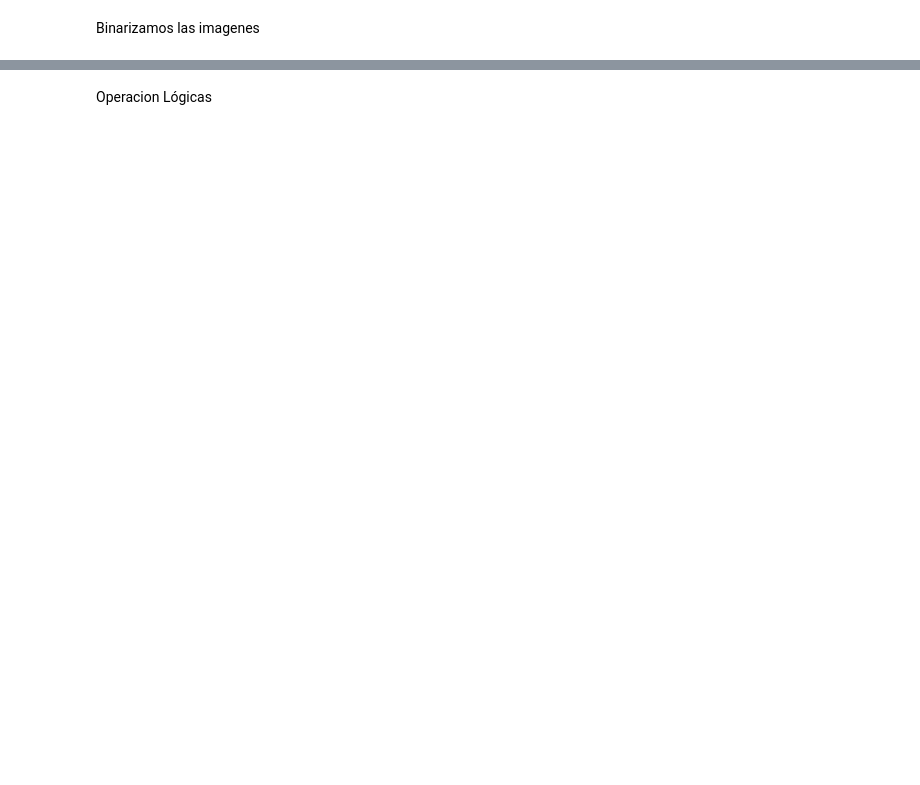
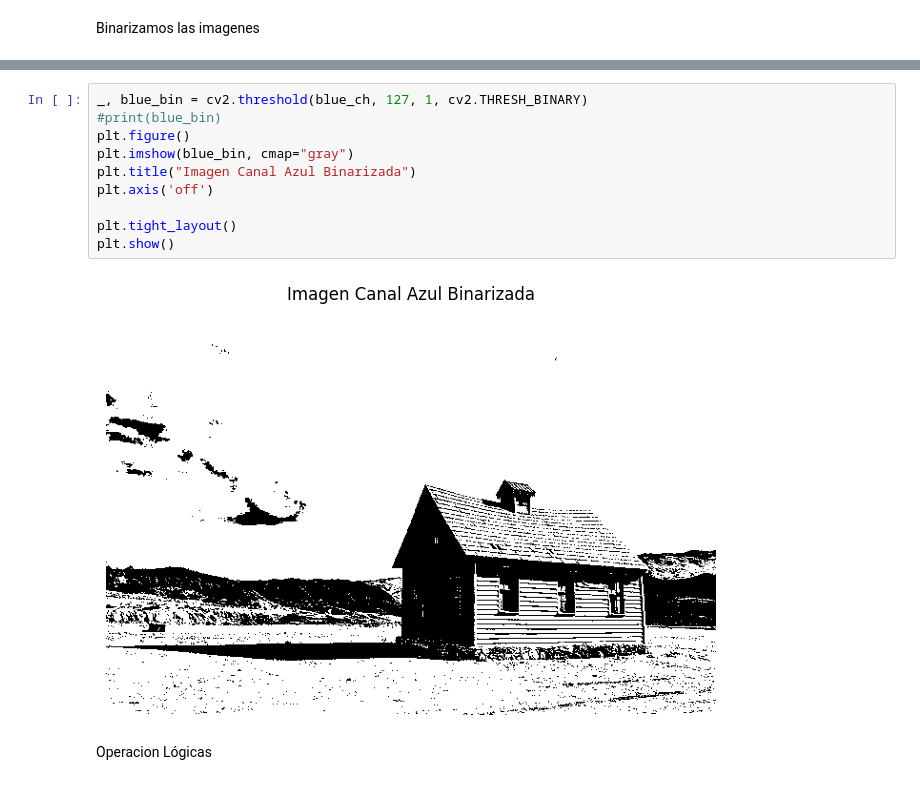
Before and after one commit to JoseCervantes06/Practica1_GrupoC_Cervantes_Hadidi, a Jupyter notebook: Analisis/Practica1_GrupoC.ipynb, the cells around one changed output, grey strips where cells are left out. Cells and saved outputs as stored; diff of their text form; blank space fills up the shorter version.

```diff
--- a/Analisis/Practica1_GrupoC.ipynb
+++ b/Analisis/Practica1_GrupoC.ipynb
@@ -181,3 +205,15 @@ _, blue_bin = cv2.threshold(blue_ch, 127, 1, cv2.THRESH_BINARY)
+# %%
+_, blue_bin = cv2.threshold(blue_ch, 127, 1, cv2.THRESH_BINARY)
+#print(blue_bin)
+plt.figure()
+plt.imshow(blue_bin, cmap="gray")
+plt.title("Imagen Canal Azul Binarizada")
+plt.axis('off')
+
+plt.tight_layout()
+plt.show()
+# %% [output]
+[figure, added]
 # %% [markdown]
 Operacion Lógicas
 # %%
```
Also changed, not shown: parts of 7 cells of this notebook, 1 other file.
